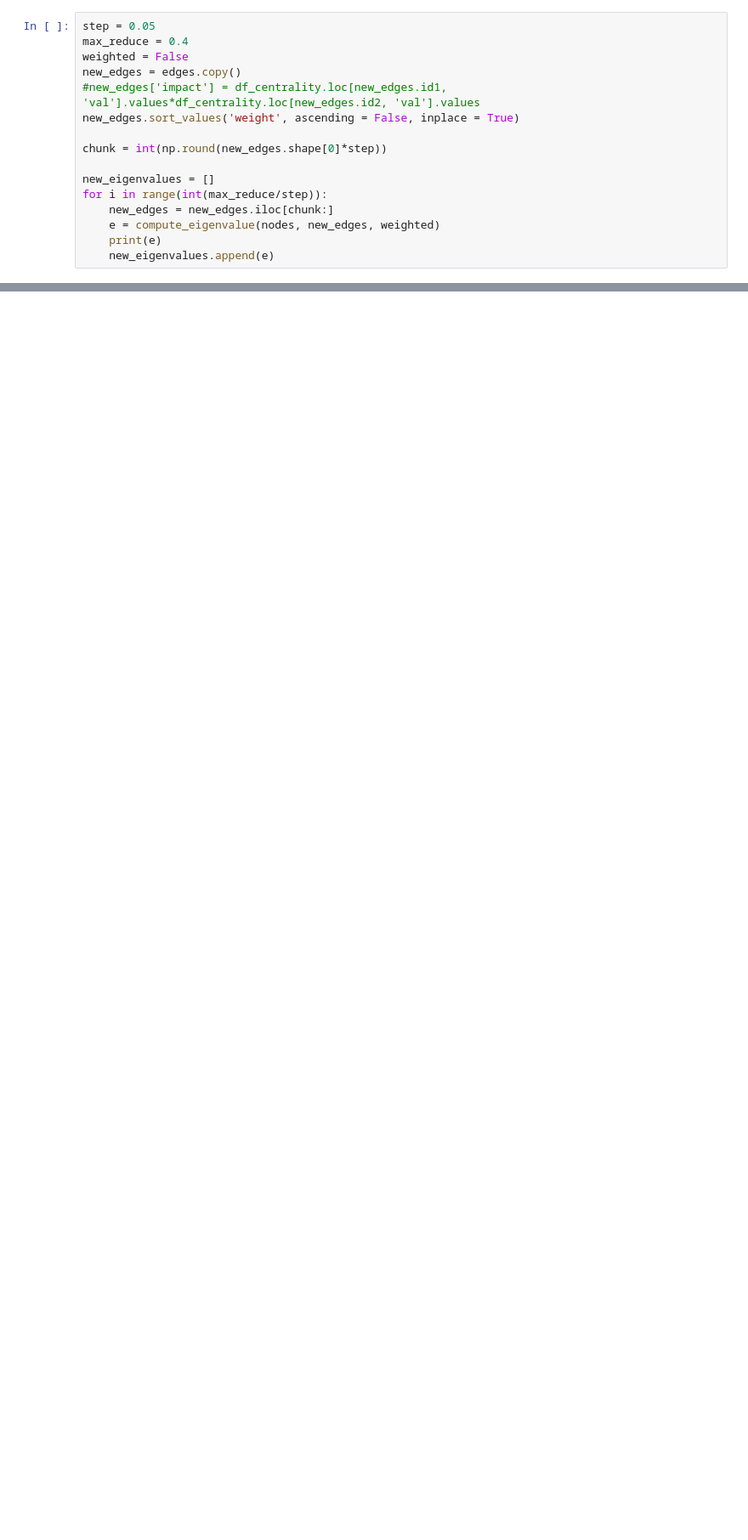
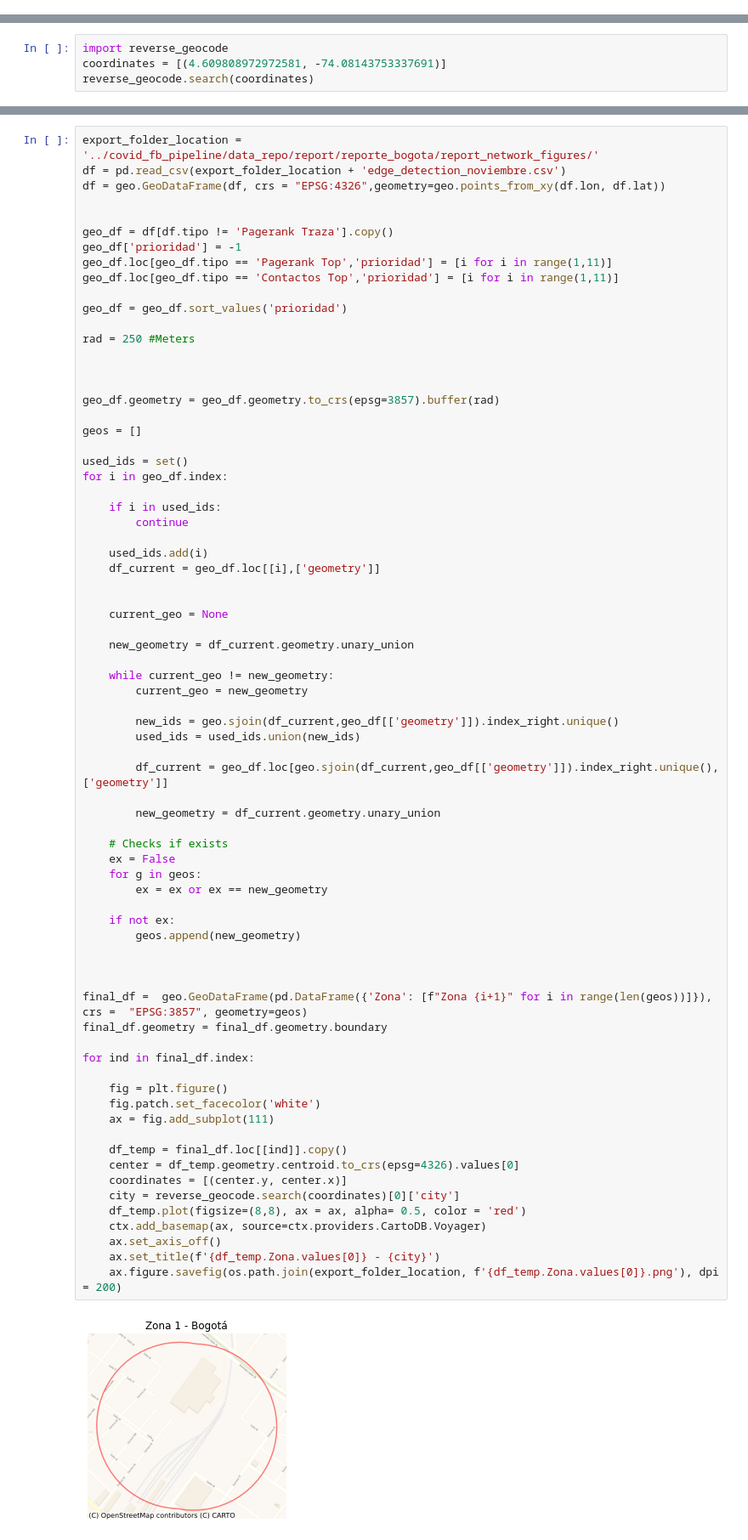
Before and after one commit to minigonche/covid_contact_graphs, a Jupyter notebook: Notes.ipynb, the cells around one changed output, grey strips where cells are left out. Shown at 85% size. Drawn from its saved outputs; the diff is of its cells as text; blank space fills up the shorter version.

```diff
--- a/Notes.ipynb
+++ b/Notes.ipynb
@@ -809,16 +7,0 @@ for i in range(int(max_reduce/step)):
-# %%
-step = 0.05
-max_reduce = 0.4
-weighted = False
-new_edges = edges.copy()
-#new_edges['impact'] = df_centrality.loc[new_edges.id1, 'val'].values*df_centrality.loc[new_edges.id2, 'val'].values
-new_edges.sort_values('weight', ascending = False, inplace = True)
-
-chunk = int(np.round(new_edges.shape[0]*step))
-
-new_eigenvalues = []
-for i in range(int(max_reduce/step)):
-    new_edges = new_edges.iloc[chunk:]
-    e = compute_eigenvalue(nodes, new_edges, weighted)
-    print(e)
-    new_eigenvalues.append(e)
@@ -909,0 +54,4 @@ nodes.fillna(0, inplace = True)
+# %%
+import reverse_geocode
+coordinates = [(4.609808972972581, -74.08143753337691)]
+reverse_geocode.search(coordinates)
@@ -909,0 +60,75 @@ nodes.fillna(0, inplace = True)
+# %%
+export_folder_location = '../covid_fb_pipeline/data_repo/report/reporte_bogota/report_network_figures/'
+df = pd.read_csv(export_folder_location + 'edge_detection_noviembre.csv')
+df = geo.GeoDataFrame(df, crs = "EPSG:4326",geometry=geo.points_from_xy(df.lon, df.lat))
+
+
+geo_df = df[df.tipo != 'Pagerank Traza'].copy()
+geo_df['prioridad'] = -1
+geo_df.loc[geo_df.tipo == 'Pagerank Top','prioridad'] = [i for i in range(1,11)]
+geo_df.loc[geo_df.tipo == 'Contactos Top','prioridad'] = [i for i in range(1,11)]
+
+geo_df = geo_df.sort_values('prioridad')
+
+rad = 250 #Meters
+
+
+
+geo_df.geometry = geo_df.geometry.to_crs(epsg=3857).buffer(rad)
+
+geos = []
+
+used_ids = set()
+for i in geo_df.index:
+
+    if i in used_ids:
+        continue
+
+    used_ids.add(i)
+    df_current = geo_df.loc[[i],['geometry']]
+
+
+    current_geo = None
+
+    new_geometry = df_current.geometry.unary_union
+
+    while current_geo != new_geometry:
+        current_geo = new_geometry
+
+        new_ids = geo.sjoin(df_current,geo_df[['geometry']]).index_right.unique()
+        used_ids = used_ids.union(new_ids)
+
+        df_current = geo_df.loc[geo.sjoin(df_current,geo_df[['geometry']]).index_right.unique(),['geometry']]
+
+        new_geometry = df_current.geometry.unary_union
+
+    # Checks if exists
+    ex = False
+    for g in geos:
+        ex = ex or ex == new_geometry
+
+    if not ex:
+        geos.append(new_geometry)
+
+
+
+final_df =  geo.GeoDataFrame(pd.DataFrame({'Zona': [f"Zona {i+1}" for i in range(len(geos))]}), crs =  "EPSG:3857", geometry=geos)
+final_df.geometry = final_df.geometry.boundary
+
+for ind in final_df.index:
+
+    fig = plt.figure()
+    fig.patch.set_facecolor('white')
+    ax = fig.add_subplot(111)
+
+    df_temp = final_df.loc[[ind]].copy()
+    center = df_temp.geometry.centroid.to_crs(epsg=4326).values[0]
+    coordinates = [(center.y, center.x)]
+    city = reverse_geocode.search(coordinates)[0]['city']
+    df_temp.plot(figsize=(8,8), ax = ax, alpha= 0.5, color = 'red')
+    ctx.add_basemap(ax, source=ctx.providers.CartoDB.Voyager)
+    ax.set_axis_off()
+    ax.set_title(f'{df_temp.Zona.values[0]} - {city}')
+    ax.figure.savefig(os.path.join(export_folder_location, f'{df_temp.Zona.values[0]}.png'), dpi = 200)
+# %% [output]
+[figure, added]
```
Also changed, not shown: parts of 62 cells of this notebook, 12 other files.
